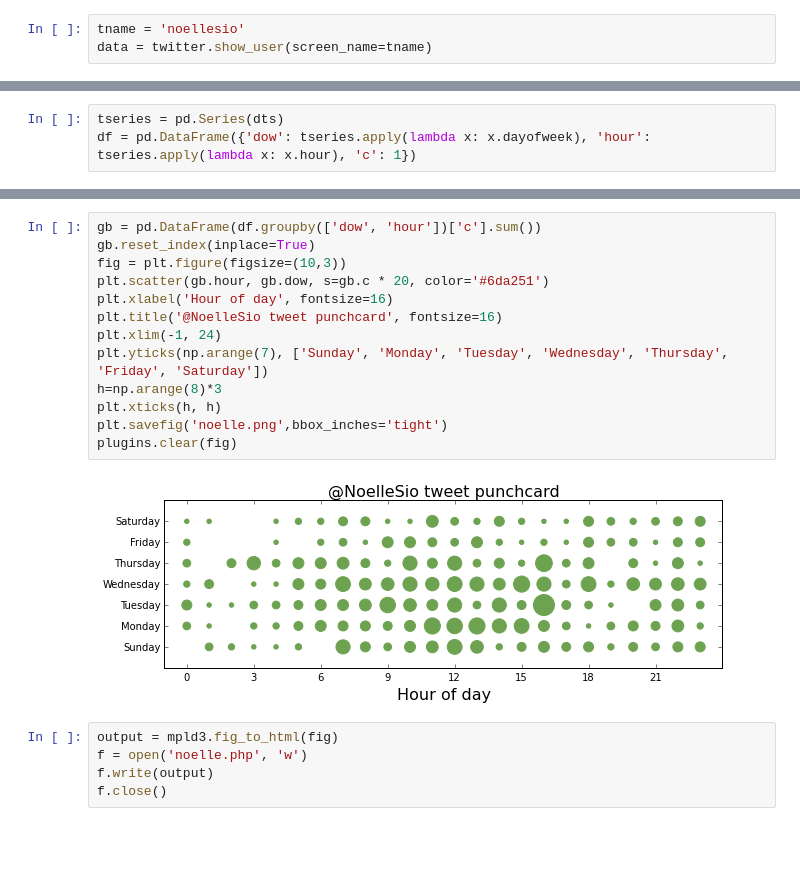
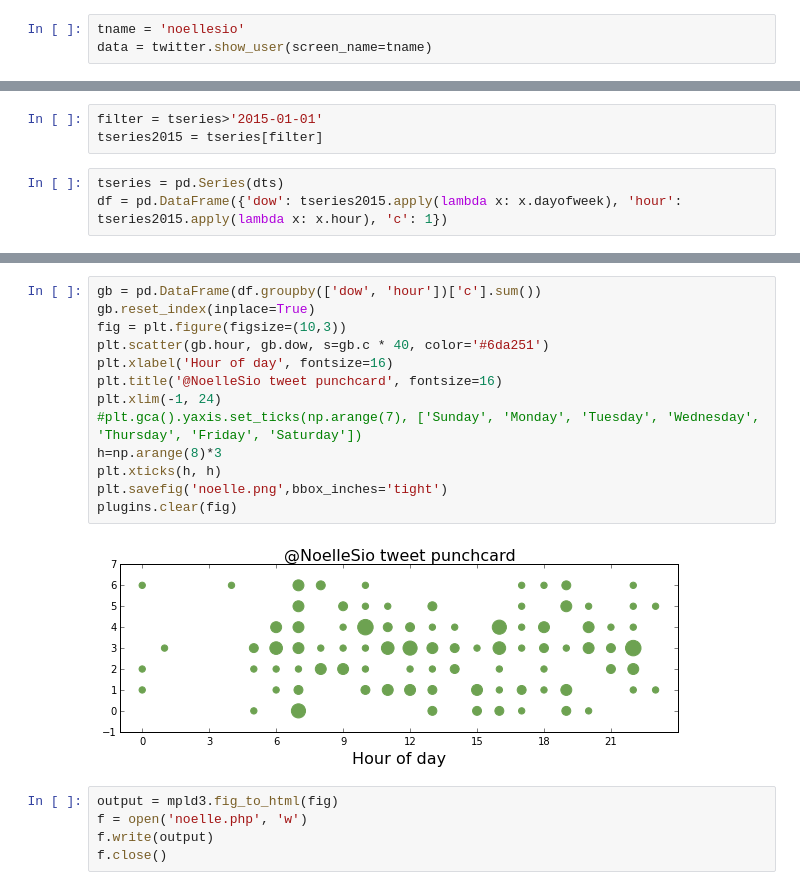
Before and after one commit to data-skeptic/dataskeptic, a Jupyter notebook: www/bf/guest-visuals/noelle/noelle-saldana.ipynb, the cells around one changed output, grey strips where cells are left out. Saved outputs shown, nothing was run; the diff lists cells and outputs as text; blank space fills up the shorter version.

```diff
--- a/www/bf/guest-visuals/noelle/noelle-saldana.ipynb
+++ b/www/bf/guest-visuals/noelle/noelle-saldana.ipynb
@@ -47,4 +47,7 @@ while len(tweets) > 0:
 1790402056
+# %%
+filter = tseries>'2015-01-01'
+tseries2015 = tseries[filter]
 # %%
 tseries = pd.Series(dts)
-df = pd.DataFrame({'dow': tseries.apply(lambda x: x.dayofweek), 'hour': tseries.apply(lambda x: x.hour), 'c': 1})
+df = pd.DataFrame({'dow': tseries2015.apply(lambda x: x.dayofweek), 'hour': tseries2015.apply(lambda x: x.hour), 'c': 1})
@@ -51,18 +63,18 @@ df = pd.DataFrame({'dow': tseries.apply(lambda x: x.dayofweek), 'hour': tseries.
 # %%
 gb = pd.DataFrame(df.groupby(['dow', 'hour'])['c'].sum())
 gb.reset_index(inplace=True)
 fig = plt.figure(figsize=(10,3))
-plt.scatter(gb.hour, gb.dow, s=gb.c * 20, color='#6da251')
+plt.scatter(gb.hour, gb.dow, s=gb.c * 40, color='#6da251')
 plt.xlabel('Hour of day', fontsize=16)
 plt.title('@NoelleSio tweet punchcard', fontsize=16)
 plt.xlim(-1, 24)
-plt.yticks(np.arange(7), ['Sunday', 'Monday', 'Tuesday', 'Wednesday', 'Thursday', 'Friday', 'Saturday'])
+#plt.gca().yaxis.set_ticks(np.arange(7), ['Sunday', 'Monday', 'Tuesday', 'Wednesday', 'Thursday', 'Friday', 'Saturday'])
 h=np.arange(8)*3
 plt.xticks(h, h)
 plt.savefig('noelle.png',bbox_inches='tight')
 plugins.clear(fig)
 # %% [output]
-[figure, old version]
+[figure, new version]
 # %%
 output = mpld3.fig_to_html(fig)
 f = open('noelle.php', 'w')
```
Also changed, not shown: parts of 2 cells of this notebook, 1 other file.
